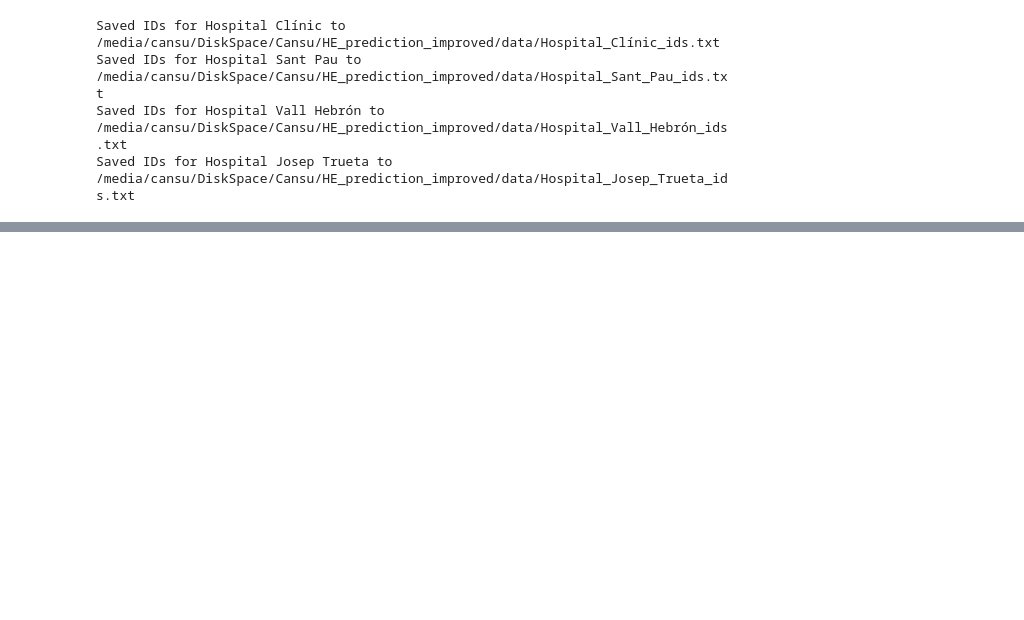
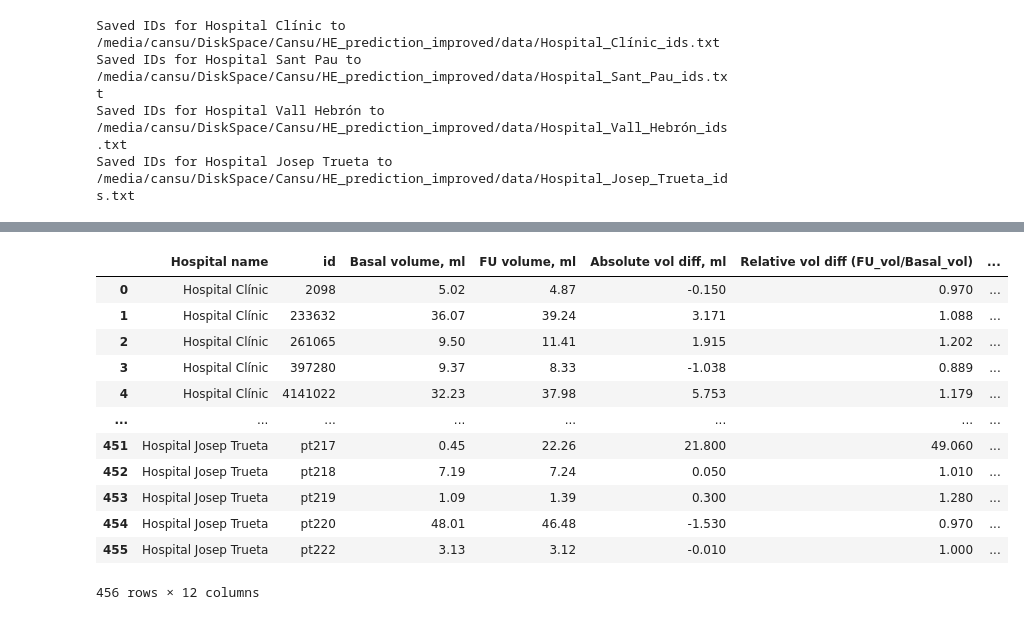
Before and after one commit to cansuyalcinn/HE_prediction_improved, a Jupyter notebook: notebook.ipynb, the cells around one changed output, grey strips where cells are left out. Drawn from its saved outputs; the diff is of its cells as text; code cells hidden in the pictures; blank space fills up the shorter version.

```diff
--- a/notebook.ipynb
+++ b/notebook.ipynb
@@ -406,0 +710,20 @@ array([0., 0., 0., 0., 0., 1., 0., 0., 1., 0., 1., 0., 0., 0., 0., 0., 0.,
+# %%
+data_path = "/media/cansu/DiskSpace/Cansu/HE_prediction_improved/data/data_with_both_basal_fu.csv"
+
+# read all data
+df = pd.read_csv(data_path)
+df
+# %% [output]
+|  | Hospital name | id | Basal volume, ml | FU volume, ml | Absolute vol diff, ml | Relative vol diff (FU_vol/Basal_vol) | ... |
+| 0 | Hospital Clínic | 2098 | 5.02 | 4.87 | -0.150 | 0.970 | ... |
+| 1 | Hospital Clínic | 233632 | 36.07 | 39.24 | 3.171 | 1.088 | ... |
+| 2 | Hospital Clínic | 261065 | 9.50 | 11.41 | 1.915 | 1.202 | ... |
+| 3 | Hospital Clínic | 397280 | 9.37 | 8.33 | -1.038 | 0.889 | ... |
+| 4 | Hospital Clínic | 4141022 | 32.23 | 37.98 | 5.753 | 1.179 | ... |
+| ... | ... | ... | ... | ... | ... | ... | ... |
+| 451 | Hospital Josep Trueta | pt217 | 0.45 | 22.26 | 21.800 | 49.060 | ... |
+| 452 | Hospital Josep Trueta | pt218 | 7.19 | 7.24 | 0.050 | 1.010 | ... |
+| 453 | Hospital Josep Trueta | pt219 | 1.09 | 1.39 | 0.300 | 1.280 | ... |
+| 454 | Hospital Josep Trueta | pt220 | 48.01 | 46.48 | -1.530 | 0.970 | ... |
+| 455 | Hospital Josep Trueta | pt222 | 3.13 | 3.12 | -0.010 | 1.000 | ... |
+456 rows × 12 columns
```
Also changed, not shown: parts of 13 cells of this notebook, 6 other files.
